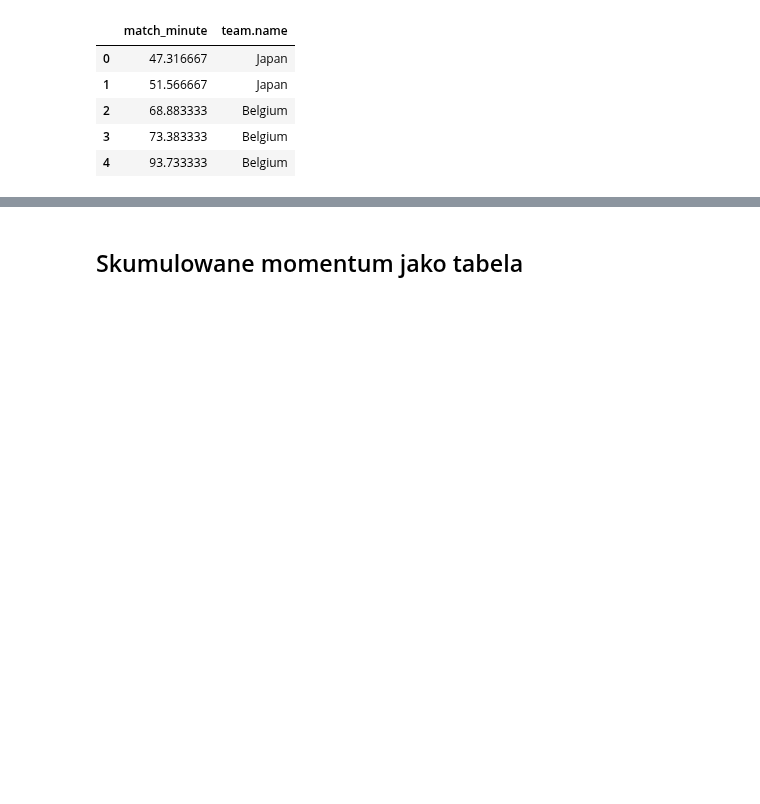
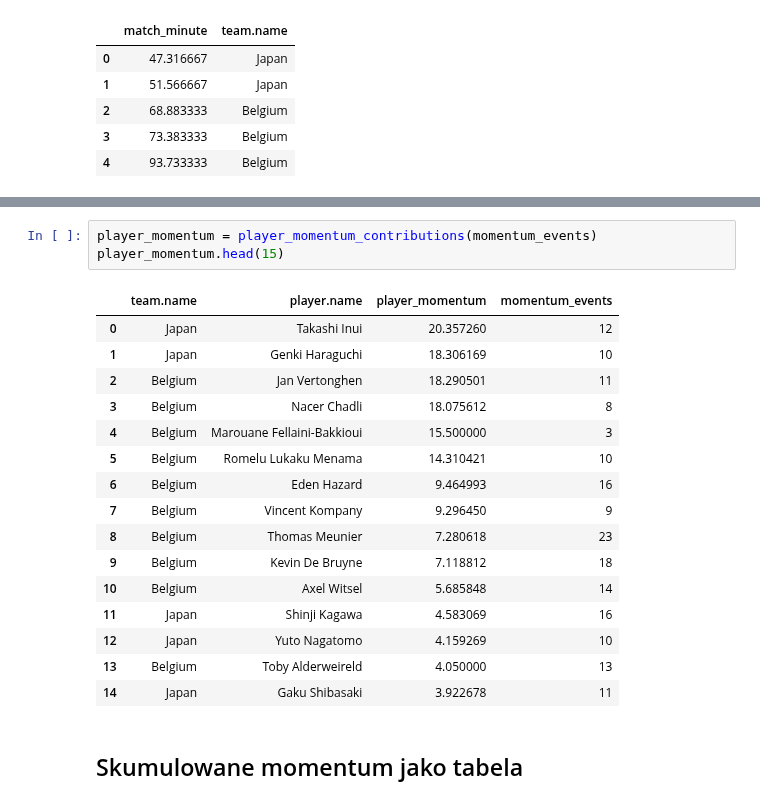
Before and after one commit to mkoczkodaj/MGR_MK, a Jupyter notebook: notebooks/00_glowny_notebook.ipynb, the cells around one changed output, grey strips where cells are left out. Saved outputs shown, nothing was run; the diff lists cells and outputs as text; blank space fills up the shorter version.

```diff
--- a/notebooks/00_glowny_notebook.ipynb
+++ b/notebooks/00_glowny_notebook.ipynb
@@ -122,3 +139,23 @@ goals
+# %%
+player_momentum = player_momentum_contributions(momentum_events)
+player_momentum.head(15)
+# %% [output]
+|  | team.name | player.name | player_momentum | momentum_events |
+| 0 | Japan | Takashi Inui | 20.357260 | 12 |
+| 1 | Japan | Genki Haraguchi | 18.306169 | 10 |
+| 2 | Belgium | Jan Vertonghen | 18.290501 | 11 |
+| 3 | Belgium | Nacer Chadli | 18.075612 | 8 |
+| 4 | Belgium | Marouane Fellaini-Bakkioui | 15.500000 | 3 |
+| 5 | Belgium | Romelu Lukaku Menama | 14.310421 | 10 |
+| 6 | Belgium | Eden Hazard | 9.464993 | 16 |
+| 7 | Belgium | Vincent Kompany | 9.296450 | 9 |
+| 8 | Belgium | Thomas Meunier | 7.280618 | 23 |
+| 9 | Belgium | Kevin De Bruyne | 7.118812 | 18 |
+| 10 | Belgium | Axel Witsel | 5.685848 | 14 |
+| 11 | Japan | Shinji Kagawa | 4.583069 | 16 |
+| 12 | Japan | Yuto Nagatomo | 4.159269 | 10 |
+| 13 | Belgium | Toby Alderweireld | 4.050000 | 13 |
+| 14 | Japan | Gaku Shibasaki | 3.922678 | 11 |
 # %% [markdown]
 ## Skumulowane momentum jako tabela
 # %%
```
Also changed, not shown: parts of 4 cells of this notebook, 3 other files.
